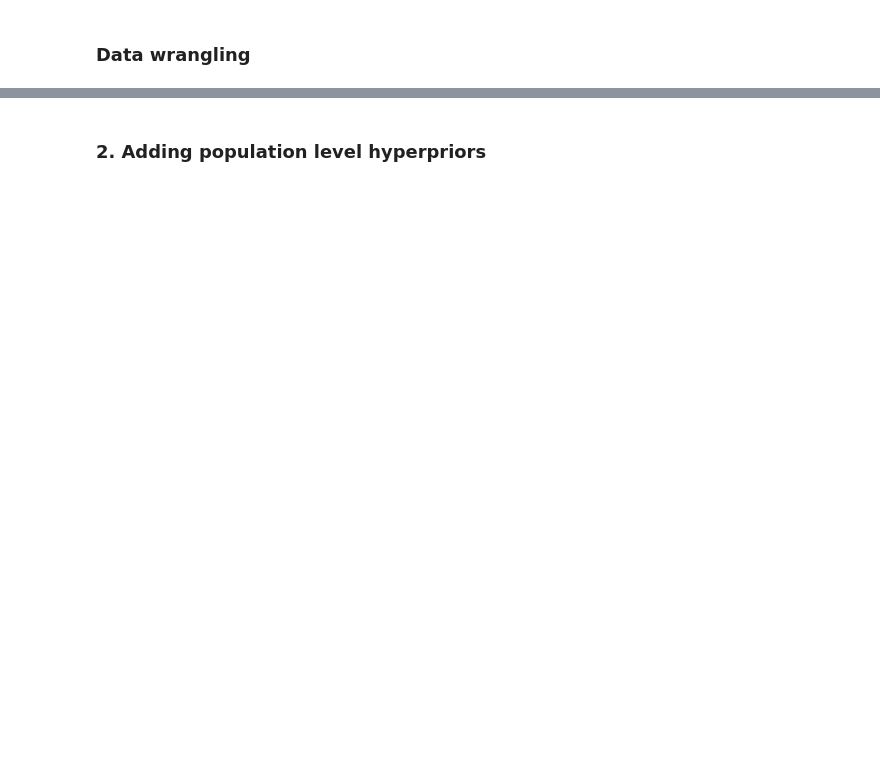
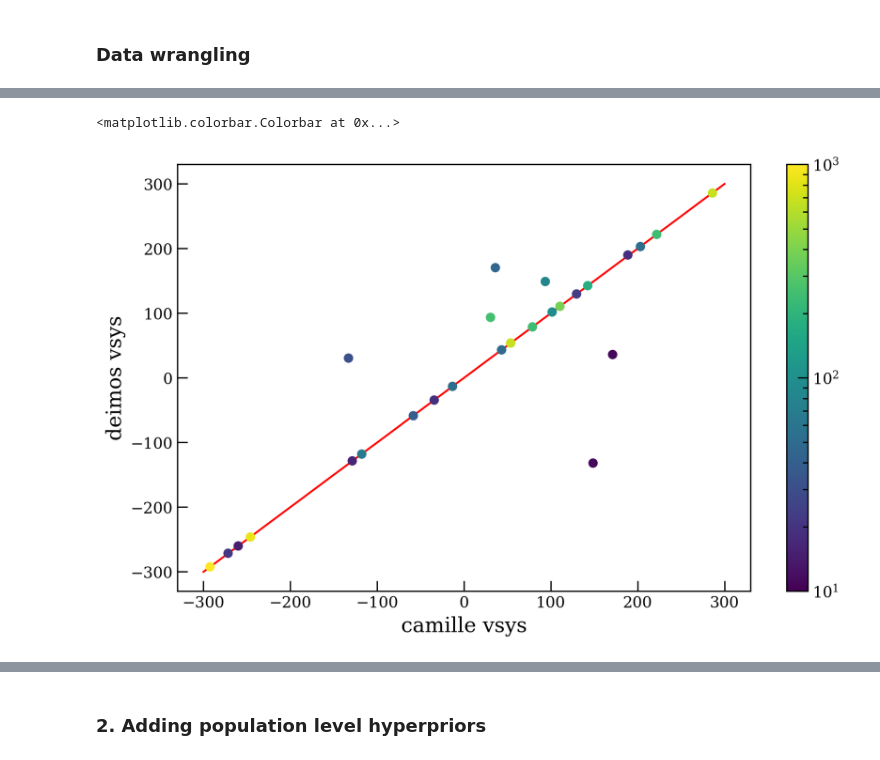
Before and after one commit to camchiu/dwarfs_hierarchical, a Jupyter notebook: final_project.ipynb, the cells around one changed output, grey strips where cells are left out. Saved outputs shown, nothing was run; the diff lists cells and outputs as text; code cells hidden in the pictures; blank space fills up the shorter version.

```diff
--- a/final_project.ipynb
+++ b/final_project.ipynb
@@ -224,0 +251,11 @@ INFO:pymc.sampling.mcmc:NUTS: [v_r, log_sigma_v]
+# %%
+plt.errorbar(systems["vsys_1"], systems["vhel"], xerr = np.array([systems["vsys_1ep"], systems["vsys_1em"]]),
+             yerr = systems["vhelerr"], fmt = "o", c = "black", ms = 2, zorder = 0)
+plt.scatter(systems["vsys_1"], systems["vhel"], c = systems["Nstar"], cmap = "viridis", norm = LogNorm(10, 1e3), zorder = 2, s = 40)
+plt.plot([-300, 300], [-300, 300], c = "red", zorder = 0)
+plt.xlabel("camille vsys")
+plt.ylabel("deimos vsys")
+plt.colorbar()
+# %% [output]
+<matplotlib.colorbar.Colorbar at 0x...>
+[figure, added]
```
Also changed, not shown: parts of 31 cells of this notebook.
